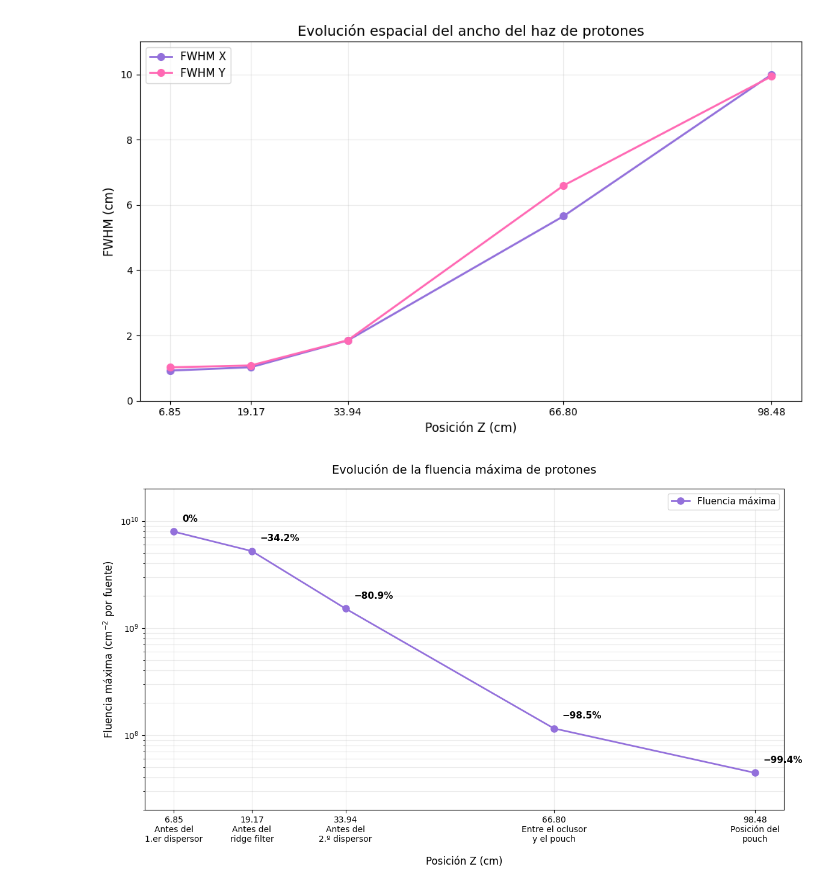
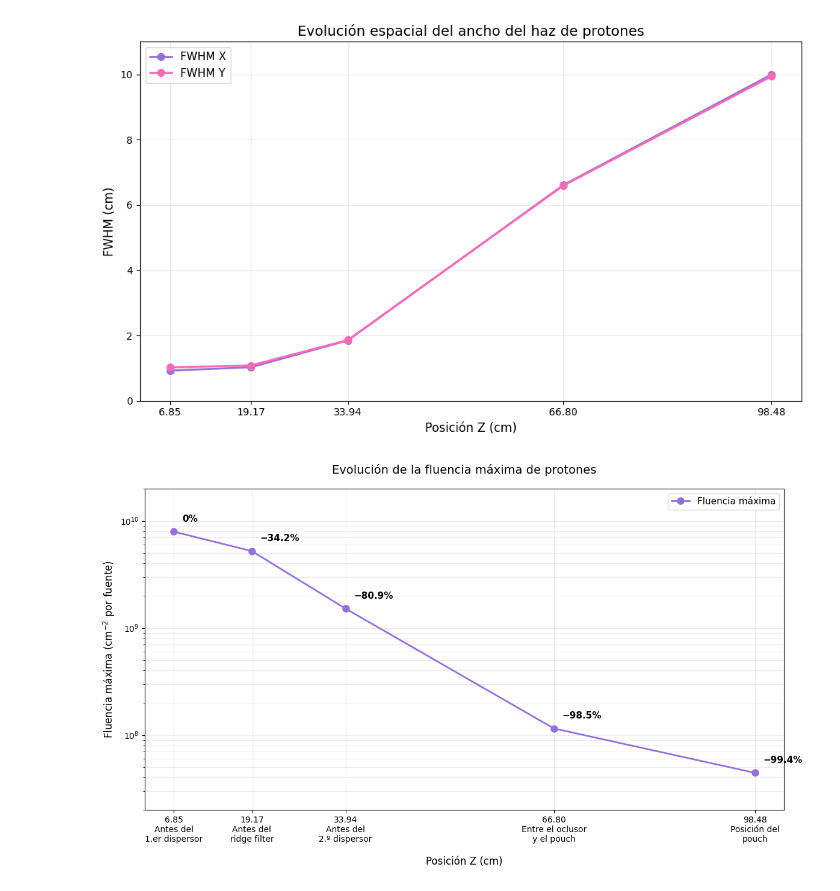
Before and after one commit to arirodriguez001/Laboratory-VII, a Jupyter notebook: ridge_filter_3/analisis/perfiles_fluencia.ipynb, the cells around one changed output. Saved outputs shown, nothing was run; the diff lists cells and outputs as text; code cells hidden in the pictures.

```diff
--- a/ridge_filter_3/analisis/perfiles_fluencia.ipynb
+++ b/ridge_filter_3/analisis/perfiles_fluencia.ipynb
@@ -9,30 +8,30 @@ from scipy.optimize import curve_fit
 # %%
 z = np.array([6.85, 19.17, 33.94, 66.80, 98.48])
 
-fwhm_x = np.array([0.925, 1.027, 1.848, 5.656, 9.994])
-fwhm_y = np.array([1.024, 1.082, 1.854, 6.594, 9.940])
+fwhm_x = np.array([0.925, 1.027, 1.848, 6.613, 9.994])
+fwhm_y = np.array([1.024, 1.082, 1.859, 6.594, 9.940])
 
 plt.figure(figsize=(10, 6))
 
 plt.plot(z, fwhm_x, "o-", color="mediumpurple",
          linewidth=2, markersize=7, label="FWHM X")
 
 plt.plot(z, fwhm_y, "o-", color="hotpink",
          linewidth=2, markersize=7, label="FWHM Y")
 
 plt.xlabel("Posición Z (cm)", fontsize=12)
 plt.ylabel("FWHM (cm)", fontsize=12)
 plt.title("Evolución espacial del ancho del haz de protones", fontsize=14)
 
 plt.xticks(z)
 plt.ylim(0, 11)
 plt.grid(True, alpha=0.25)
 plt.legend(fontsize=11)
 
 plt.tight_layout()
 plt.show()
 # %% [output]
-[figure, old version]
+[figure, new version]
 # %%
 z = np.array([6.85, 19.17, 33.94, 66.80, 98.48])
 
```
Also changed, not shown: parts of 3 cells of this notebook.
